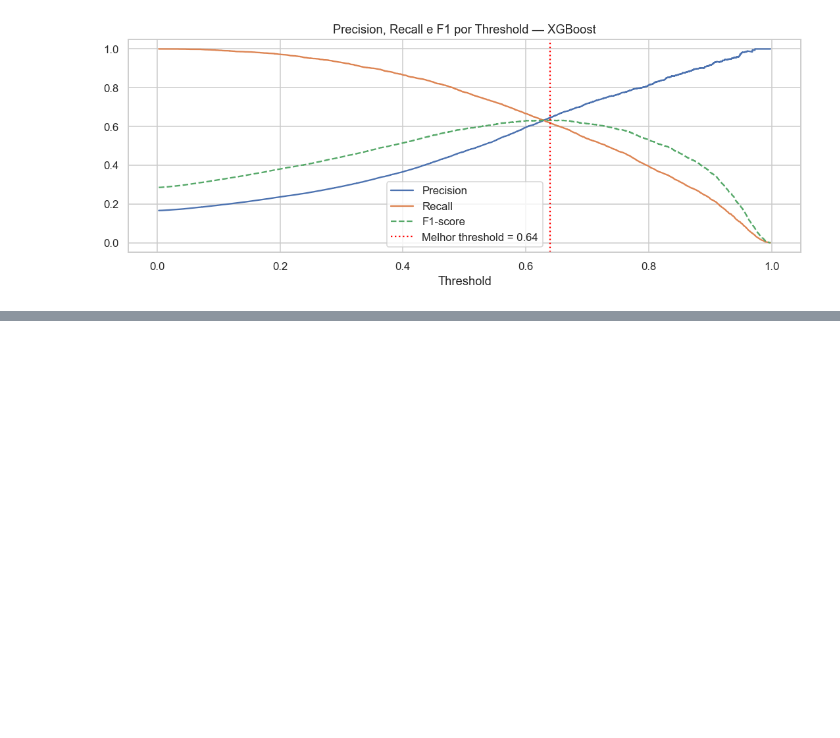
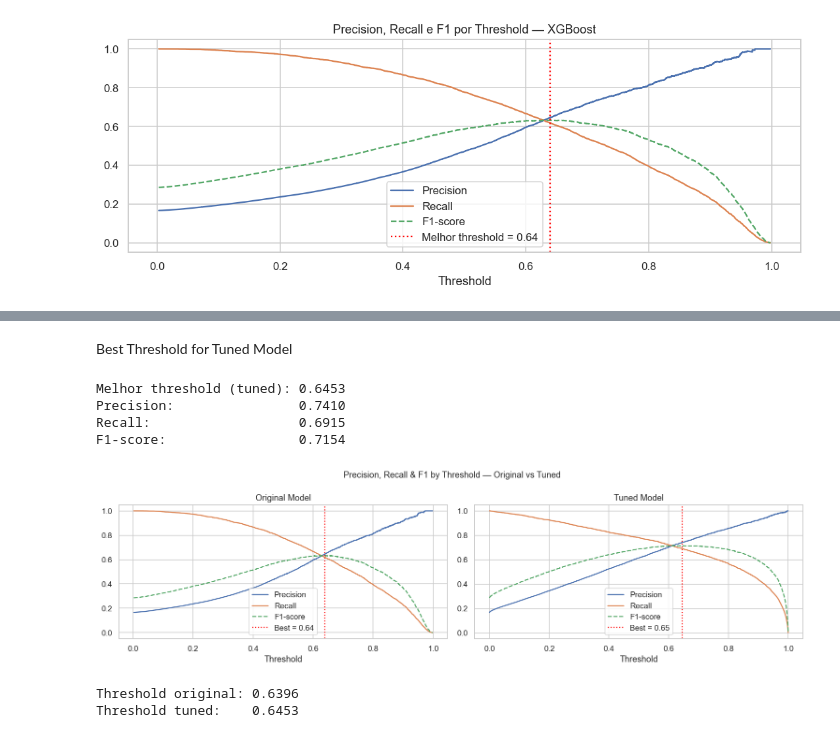
Before and after one commit to mikael-vestri/ML-default-prediction, a Jupyter notebook: notebooks/02_modeling.ipynb, the cells around one changed output, grey strips where cells are left out. Saved outputs shown, nothing was run; the diff lists cells and outputs as text; code cells hidden in the pictures; blank space fills up the shorter version.

```diff
--- a/notebooks/02_modeling.ipynb
+++ b/notebooks/02_modeling.ipynb
@@ -401,0 +510,49 @@ y_proba                                                      0.995933
+# %% [markdown]
+Best Threshold for Tuned Model
+# %%
+precisions_t, recalls_t, thresholds_t = precision_recall_curve(y_test_v2, y_proba_tuned)
+
+f1_scores_t = 2 * (precisions_t * recalls_t) / (precisions_t + recalls_t + 1e-8)
+best_idx_t = f1_scores_t.argmax()
+best_threshold_tuned = thresholds_t[best_idx_t]
+
+print(f'Melhor threshold (tuned): {best_threshold_tuned:.4f}')
+print(f'Precision:                {precisions_t[best_idx_t]:.4f}')
+print(f'Recall:                   {recalls_t[best_idx_t]:.4f}')
+print(f'F1-score:                 {f1_scores_t[best_idx_t]:.4f}')
+
+fig, axes = plt.subplots(1, 2, figsize=(14, 4))
+
+# Original model threshold curve
+axes[0].plot(thresholds, precisions[:-1], label='Precision')
+axes[0].plot(thresholds, recalls[:-1], label='Recall')
+axes[0].plot(thresholds, f1_scores[:-1], label='F1-score', linestyle='--')
+axes[0].axvline(best_threshold, color='red', linestyle=':', label=f'Best = {best_threshold:.2f}')
+axes[0].set_title('Original Model')
+axes[0].set_xlabel('Threshold')
+axes[0].legend()
+
+# Tuned model threshold curve
+axes[1].plot(thresholds_t, precisions_t[:-1], label='Precision')
+axes[1].plot(thresholds_t, recalls_t[:-1], label='Recall')
+axes[1].plot(thresholds_t, f1_scores_t[:-1], label='F1-score', linestyle='--')
+axes[1].axvline(best_threshold_tuned, color='red', linestyle=':', label=f'Best = {best_threshold_tuned:.2f}')
+axes[1].set_title('Tuned Model')
+axes[1].set_xlabel('Threshold')
+axes[1].legend()
+
+plt.suptitle('Precision, Recall & F1 by Threshold — Original vs Tuned', fontsize=12)
+plt.tight_layout()
+plt.savefig('../reports/threshold_tuned_vs_original.png', bbox_inches='tight')
+plt.show()
+
+print(f'\nThreshold original: {best_threshold:.4f}')
+print(f'Threshold tuned:    {best_threshold_tuned:.4f}')
+# %% [output]
+Melhor threshold (tuned): 0.6453
+Precision:                0.7410
+Recall:                   0.6915
+F1-score:                 0.7154
+[figure, added]
+Threshold original: 0.6396
+Threshold tuned:    0.6453
```
Also changed, not shown: parts of 12 cells of this notebook, 8 other files.
